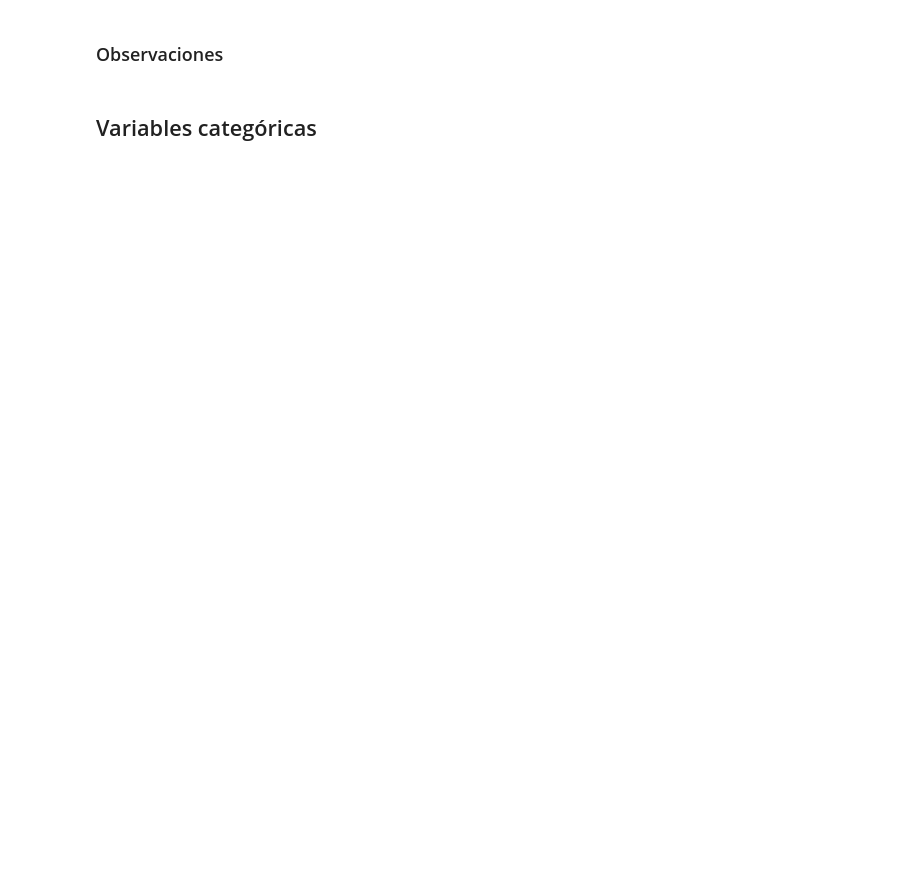
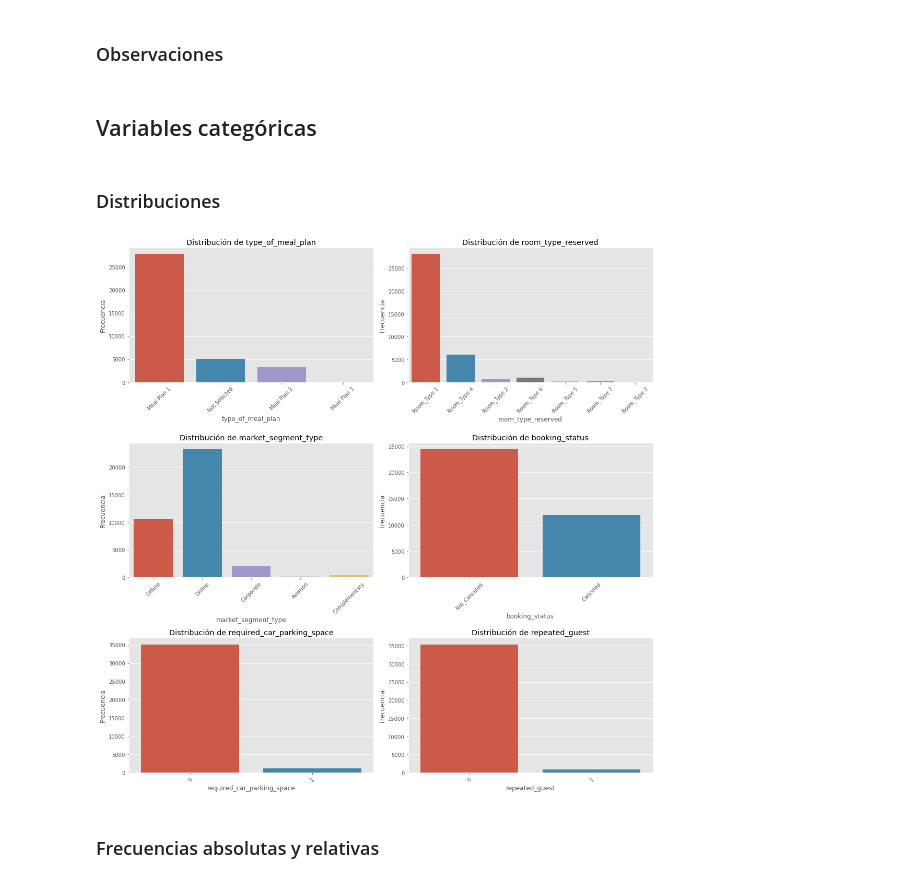
Before and after one commit to YacoCappelletti/analisis_reservas_hotel_dev, a Jupyter notebook: analisis_reservas_hotel_2.ipynb, the cells around one changed output. Drawn from its saved outputs; the diff is of its cells as text; code cells hidden in the pictures; blank space fills up the shorter version.

```diff
--- a/analisis_reservas_hotel_2.ipynb
+++ b/analisis_reservas_hotel_2.ipynb
@@ -114,0 +141,17 @@ plt.show()
+# %%
+# Calcular outliers usando el método del rango intercuartílico (IQR) para cada variable numérica
+outliers_summary = []
+
+for col in numerical_cols:
+    Q1 = df[col].quantile(0.25)
+    Q3 = df[col].quantile(0.75)
+    IQR = Q3 - Q1
+    lower = Q1 - 1.5 * IQR
+    upper = Q3 + 1.5 * IQR
+    outliers = df[(df[col] < lower) | (df[col] > upper)]
+    outliers_count = outliers.shape[0]
+    outliers_summary.append({'Variable': col, 'Cantidad de outliers': outliers_count})
+
+# Crear DataFrame y ordenar en orden descendente
+outliers_df = pd.DataFrame(outliers_summary).sort_values('Cantidad de outliers', ascending=False).reset_index(drop=True)
+display(outliers_df)
@@ -167,3 +238,29 @@ display(top_10_corr_full)
 ### Observaciones
 # %% [markdown]
 ## Variables categóricas
+# %% [markdown]
+### Distribuciones
+# %%
+
+# Seleccionar solo las columnas categóricas
+categorical_cols = ['type_of_meal_plan', 'room_type_reserved', 'market_segment_type', 'booking_status', 'required_car_parking_space','repeated_guest' ]
+df_categorical = df[categorical_cols]
+
+# Configurar el grid layout para los gráficos
+n_cols = 2
+n_rows = math.ceil(len(categorical_cols) / n_cols)
+
+plt.figure(figsize=(15, 5 * n_rows))
+for i, col in enumerate(categorical_cols):
+    plt.subplot(n_rows, n_cols, i + 1)
+    sns.countplot(data=df, x=col)
+    plt.title(f'Distribución de {col}')
+    plt.xticks(rotation=45)
+    plt.xlabel(col)
+    plt.ylabel('Frecuencia')
+plt.tight_layout()
+plt.show()
+# %% [output]
+[figure, added]
+# %% [markdown]
+### Frecuencias absolutas y relativas
```
Also changed, not shown: parts of 29 cells of this notebook.
